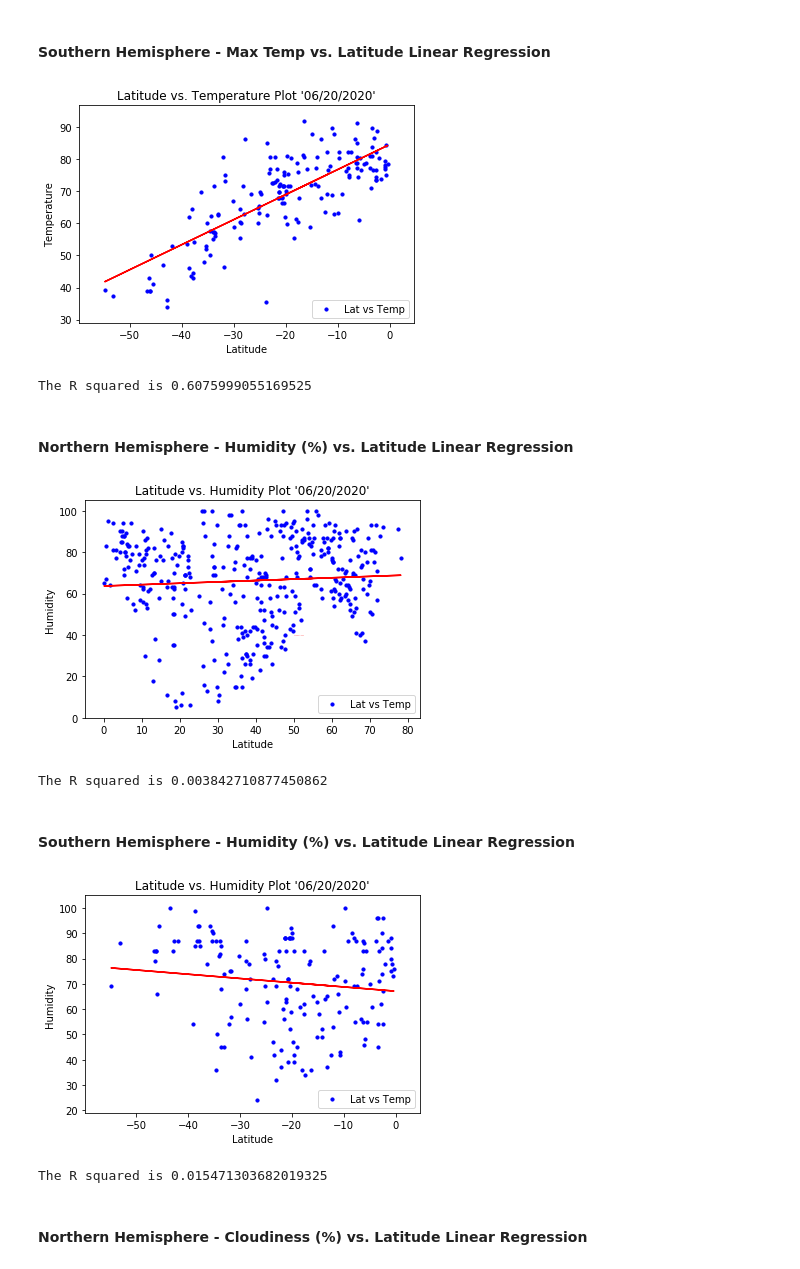
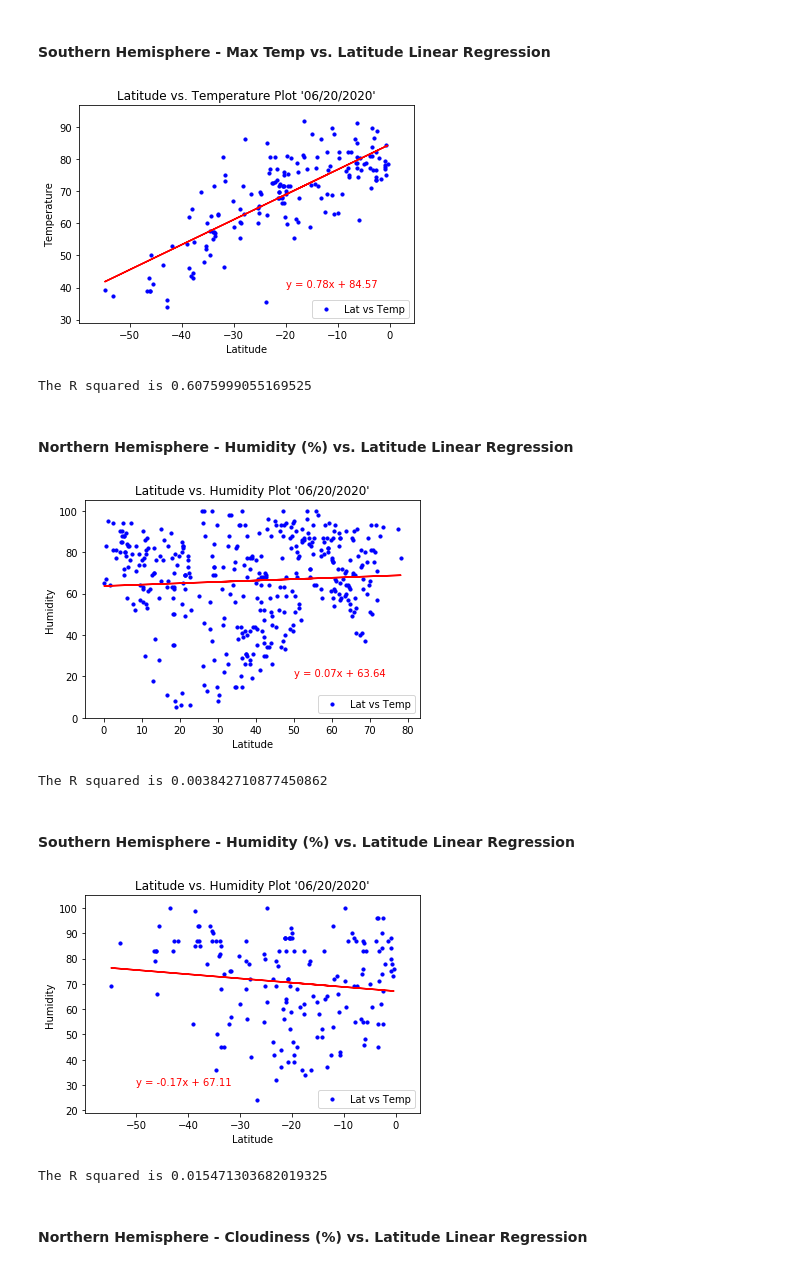
Before and after one commit to olivesun1213/APIhomework, a Jupyter notebook: Unit 06 - Python - APIs_Homework_Instructions_starter_code_WeatherPy.ipynb, the cells around one changed output. Saved outputs shown, nothing was run; the diff lists cells and outputs as text; code cells hidden in the pictures.

```diff
--- a/Unit 06 - Python - APIs_Homework_Instructions_starter_code_WeatherPy.ipynb
+++ b/Unit 06 - Python - APIs_Homework_Instructions_starter_code_WeatherPy.ipynb
@@ -320,7 +320,7 @@ plt.scatter(lattitude,temperature,marker="o",color="b",s=10,label="Lat vs Temp")
 plt.plot(lattitude,regress_values,"r-")
 #format
 plt.title("Latitude vs. Temperature Plot '06/20/2020'")
-plt.annotate(line_equation,(40,50),xytext=(-30, 50),fontsize=1,color="red")
+plt.annotate(line_equation,(-20,40),fontsize=10,color="red")
 plt.legend(loc="lower right")
 plt.xlabel("Latitude")
 plt.ylabel("Temperature")
@@ -331,7 +331,7 @@ plt.show()
 rsquared=rvalue**2
 print(f"The R squared is {rsquared}")
 # %% [output]
-[figure, old version]
+[figure, new version]
 The R squared is 0.6075999055169525
 # %% [markdown]
 ####  Northern Hemisphere - Humidity (%) vs. Latitude Linear Regression
@@ -347,45 +347,45 @@ plt.scatter(lattitude,humidity,marker="o",color="b",s=10,label="Lat vs Temp")
 plt.plot(lattitude,regress_values,"r-")
 #format
 plt.title("Latitude vs. Humidity Plot '06/20/2020'")
-plt.annotate(line_equation,(50,80),xytext=(50, 40),fontsize=1,color="red")
 plt.legend(loc="lower right")
 plt.xlabel("Latitude")
 plt.ylabel("Humidity")
 plt.xlim(min(lattitude)-5, max(lattitude)+5)
 plt.ylim(min(humidity)-5,max(humidity)+5)
+plt.annotate(line_equation,(50,20),fontsize=10,color="red")
 plt.savefig("Output_PNG/Northern_Latitude_vs._Humidity_Plot.PNG")
 plt.show()
 rsquared=rvalue**2
 print(f"The R squared is {rsquared}")
 # %% [output]
-[figure, old version]
+[figure, new version]
 The R squared is 0.003842710877450862
 # %% [markdown]
 ####  Southern Hemisphere - Humidity (%) vs. Latitude Linear Regression
 # %%
 lattitude=Southern["Lat"]
 humidity=Southern["Humidity"]
 #regresstion
 (slope, intercept, rvalue, pvalue, stderr) = linregress(lattitude, humidity)
 regress_values = lattitude * slope + intercept
 line_equation = "y = " + str(round(slope,2)) + "x + " + str(round(intercept,2))
 #plot
 plt.scatter(lattitude,humidity,marker="o",color="b",s=10,label="Lat vs Temp")
 plt.plot(lattitude,regress_values,"r-")
 #format
 plt.title("Latitude vs. Humidity Plot '06/20/2020'")
-plt.annotate(line_equation,(50,60),xytext=(50, 80),fontsize=1,color="red")
+plt.annotate(line_equation,(-50,30),fontsize=10,color="red")
 plt.legend(loc="lower right")
 plt.xlabel("Latitude")
 plt.ylabel("Humidity")
 plt.xlim(min(lattitude)-5, max(lattitude)+5)
 plt.ylim(min(humidity)-5,max(humidity)+5)
 plt.savefig("Output_PNG/Southern_Latitude_vs._Humidity_Plot.PNG")
 plt.show()
 rsquared=rvalue**2
 print(f"The R squared is {rsquared}")
 # %% [output]
-[figure, old version]
+[figure, new version]
 The R squared is 0.015471303682019325
 # %% [markdown]
 ####  Northern Hemisphere - Cloudiness (%) vs. Latitude Linear Regression
```
Also changed, not shown: parts of 5 cells of this notebook, 8 other files.
